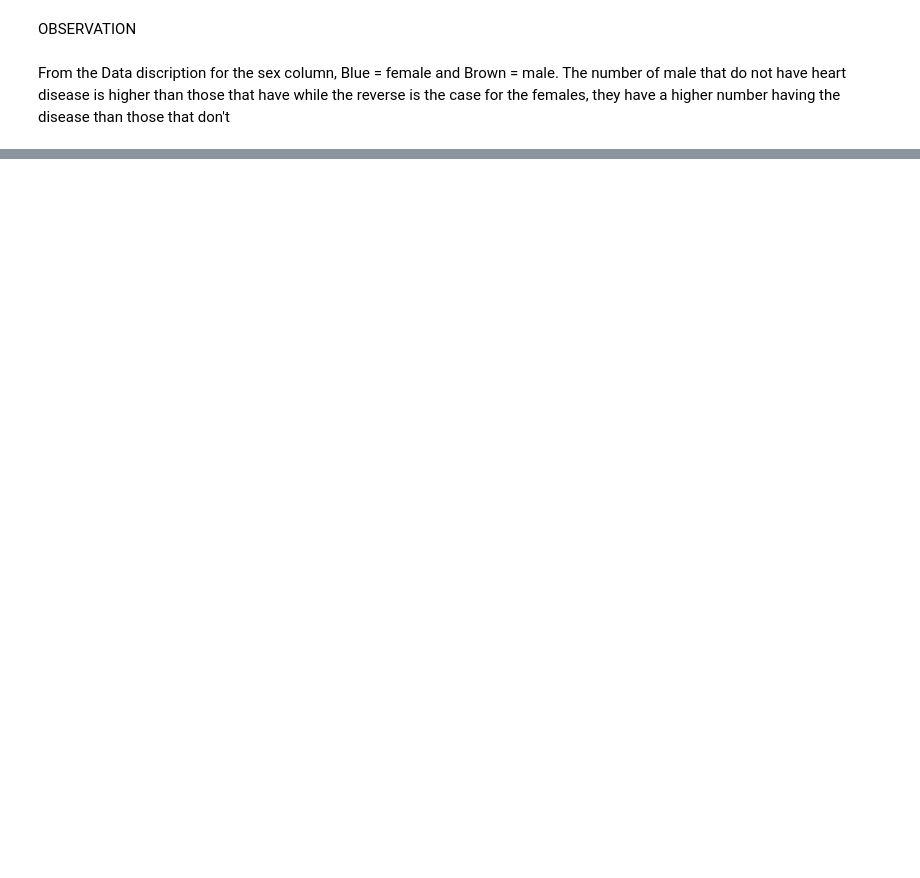
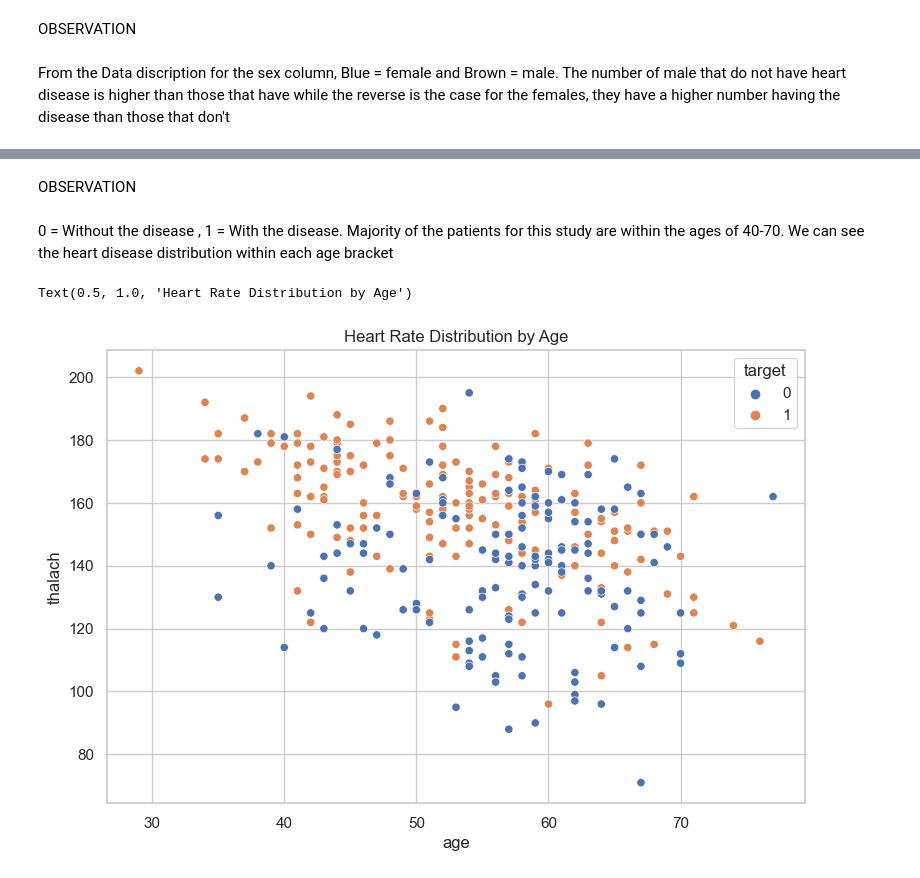
Before and after one commit to Tones008/heart_disease_proj, a Jupyter notebook: Heart Disease Prediction using Machine Learning.ipynb, the cells around one changed output, grey strips where cells are left out. Cells and saved outputs as stored; diff of their text form; code cells hidden in the pictures; blank space fills up the shorter version.

```diff
--- a/Heart Disease Prediction using Machine Learning.ipynb
+++ b/Heart Disease Prediction using Machine Learning.ipynb
@@ -100,0 +113,12 @@ From the Data discription for the sex column, Blue = female and Brown = male. Th
+# %% [markdown]
+OBSERVATION
+# %% [markdown]
+0 = Without the disease , 1 = With the disease.
+Majority of the patients for this study are within the ages of 40-70. We can see the heart disease distribution within each age bracket
+# %%
+plt.figure(figsize=(9,6),dpi=100)
+sns.scatterplot(x=df.age,y=df.thalach, hue=df.target);
+plt.title("Heart Rate Distribution by Age")
+# %% [output]
+Text(0.5, 1.0, 'Heart Rate Distribution by Age')
+[figure, added]
```
Also changed, not shown: parts of 35 cells of this notebook, 1 other file.
